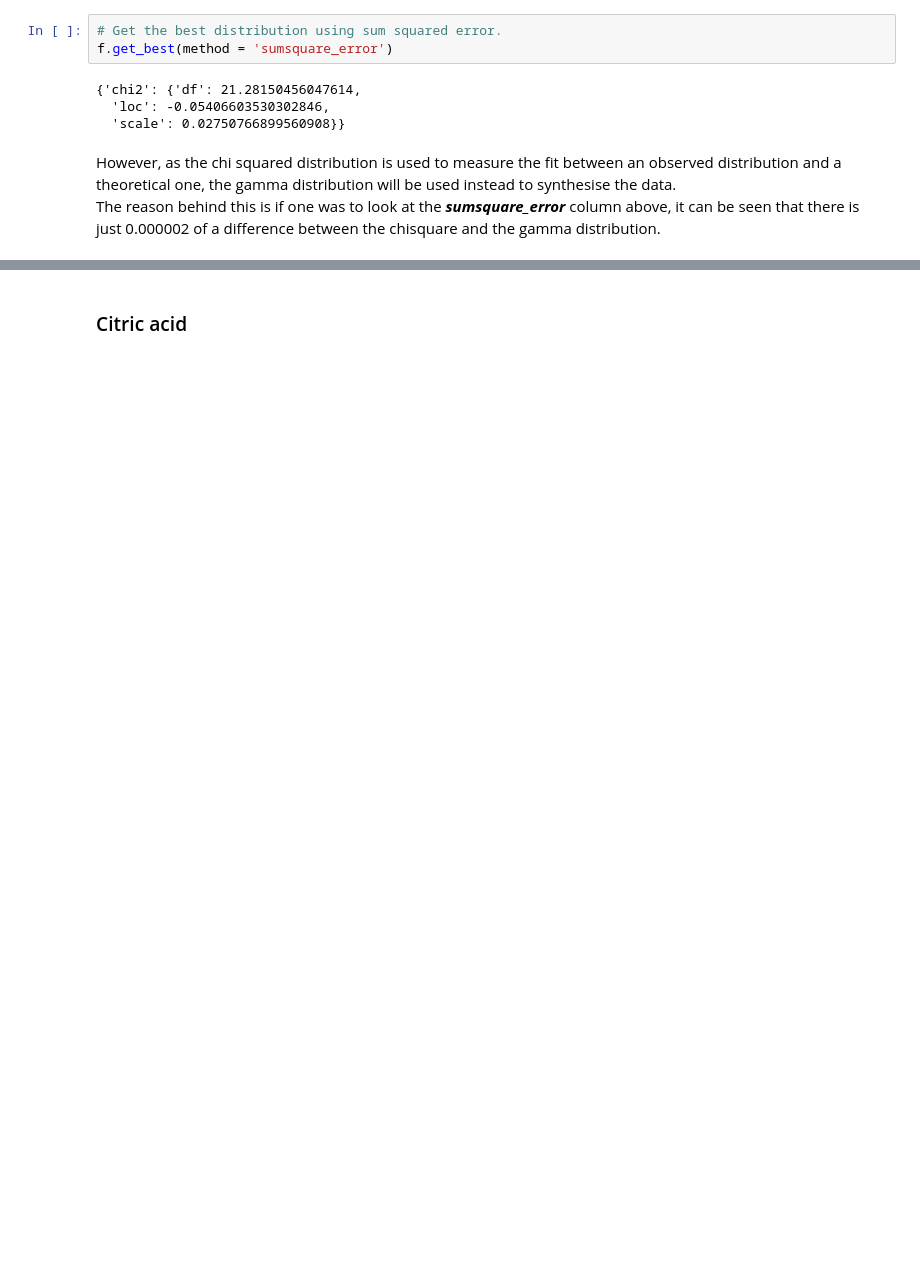
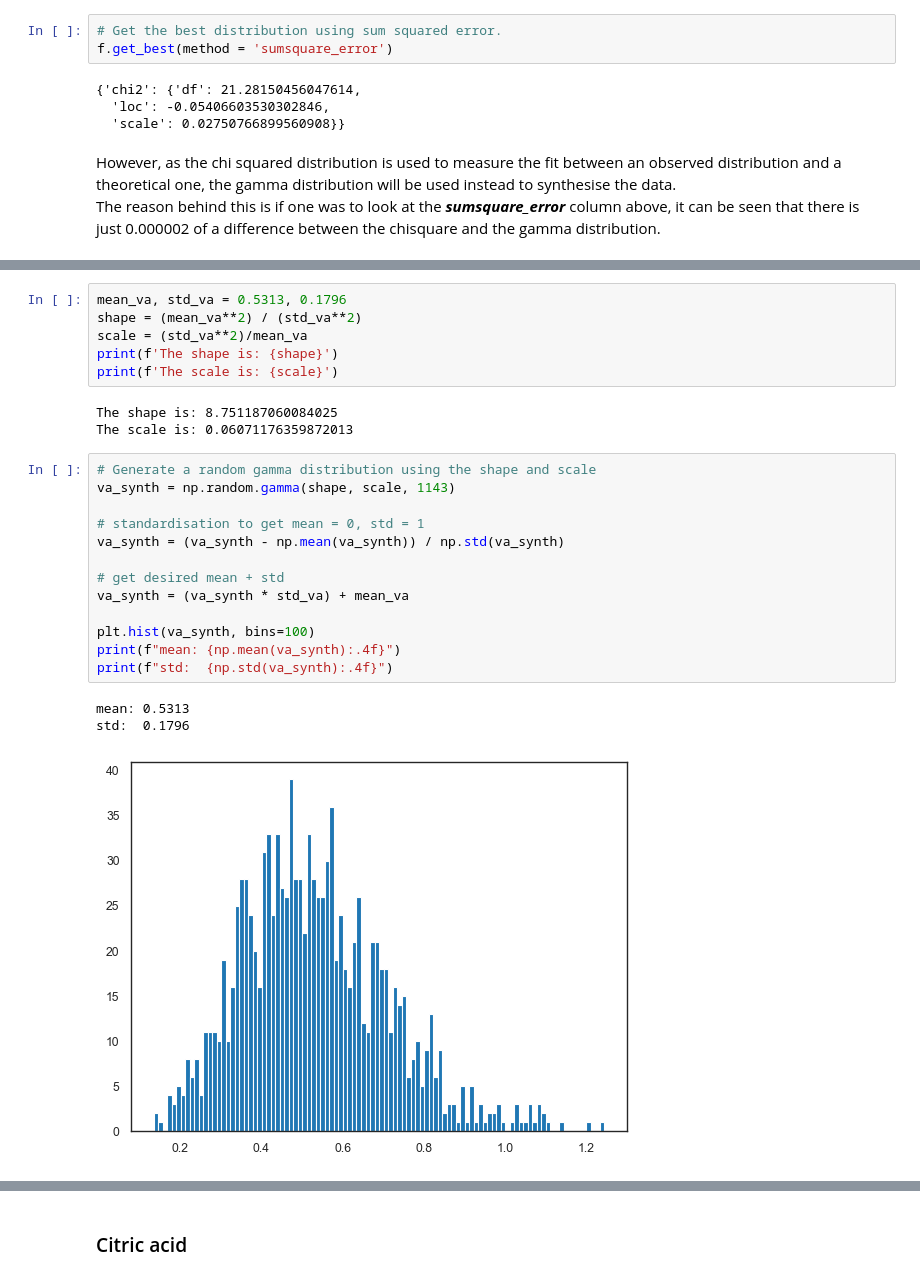
Before and after one commit to fabiofabrizi/PfDA_Project, a Jupyter notebook: PfDA_Project_Notebook.ipynb, the cells around one changed output, grey strips where cells are left out. Saved outputs shown, nothing was run; the diff lists cells and outputs as text; blank space fills up the shorter version.

```diff
--- a/PfDA_Project_Notebook.ipynb
+++ b/PfDA_Project_Notebook.ipynb
@@ -454,0 +463,26 @@ The reason behind this is if one was to look at the ***sumsquare_error*** column
+# %%
+mean_va, std_va = 0.5313, 0.1796
+shape = (mean_va**2) / (std_va**2)
+scale = (std_va**2)/mean_va
+print(f'The shape is: {shape}')
+print(f'The scale is: {scale}')
+# %% [output]
+The shape is: 8.751187060084025
+The scale is: 0.06071176359872013
+# %%
+# Generate a random gamma distribution using the shape and scale
+va_synth = np.random.gamma(shape, scale, 1143)
+
+# standardisation to get mean = 0, std = 1
+va_synth = (va_synth - np.mean(va_synth)) / np.std(va_synth)
+
+# get desired mean + std
+va_synth = (va_synth * std_va) + mean_va
+
+plt.hist(va_synth, bins=100)
+print(f"mean: {np.mean(va_synth):.4f}")
+print(f"std:  {np.std(va_synth):.4f}")
+# %% [output]
+mean: 0.5313
+std:  0.1796
+[figure, added]
```
Also changed, not shown: parts of 37 cells of this notebook.
